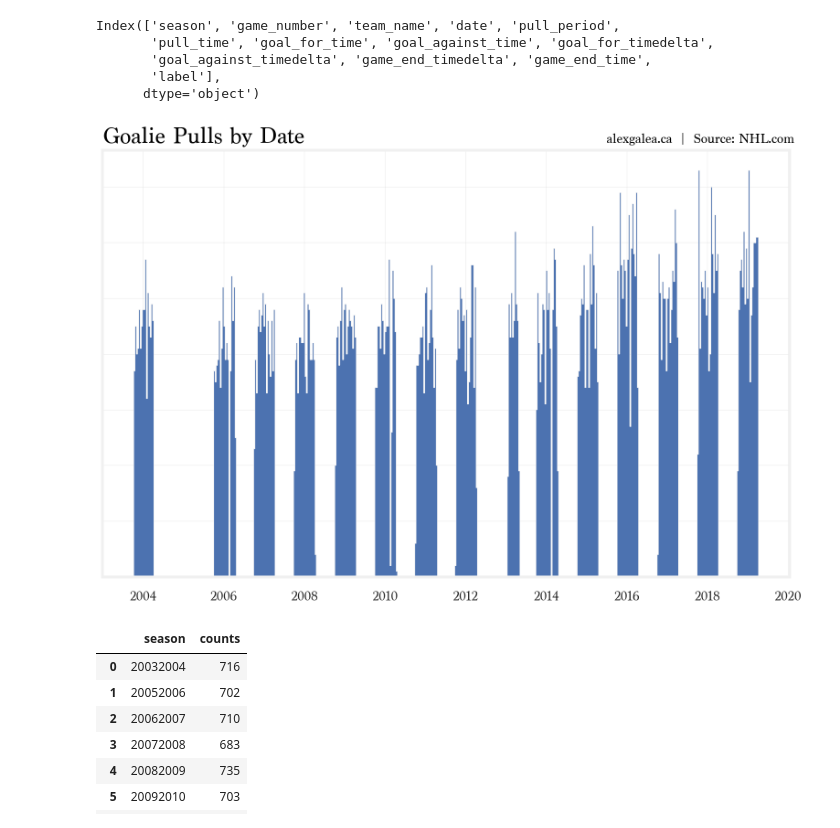
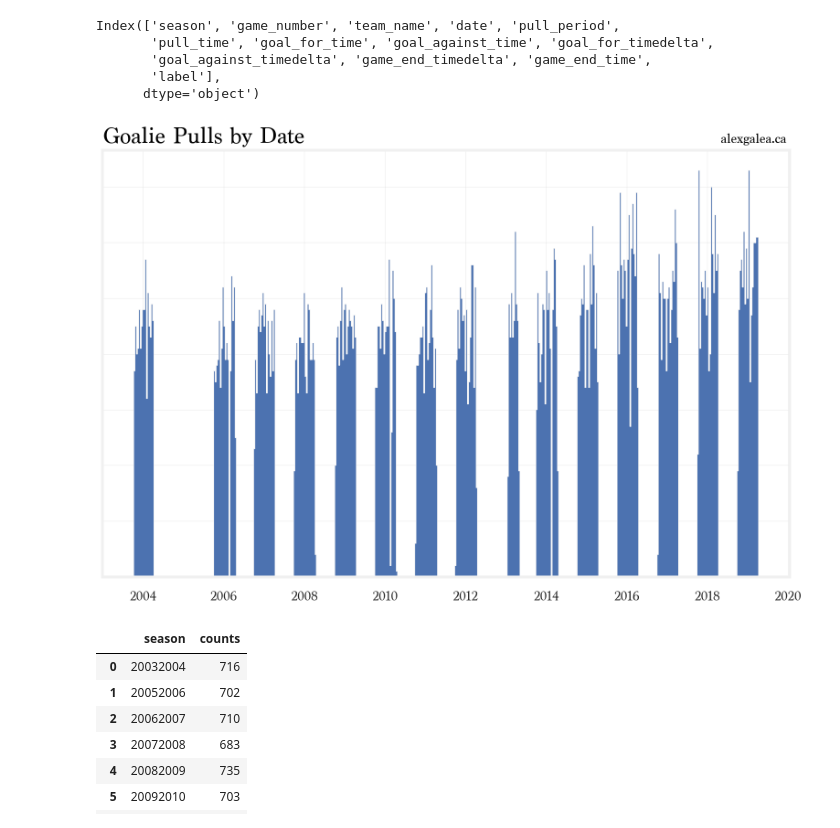
Before and after one commit to zazencodes/nhl-goalie-pull-optimization, a Jupyter notebook: notebooks/src/3_exploratory_analysis_2003-2019.ipynb, the cells around one changed output. Cells and saved outputs as stored; diff of their text form; code cells hidden in the pictures.

Commit message:
Add alexgalea.ca to figs

```diff
--- a/notebooks/src/3_exploratory_analysis_2003-2019.ipynb
+++ b/notebooks/src/3_exploratory_analysis_2003-2019.ipynb
@@ -263,23 +263,23 @@ Index(['season', 'game_number', 'team_name', 'date', 'pull_period',
 # %%
 df.date.hist(
     color='b',
     bins=500,
     histtype='stepfilled')
 
 ax = plt.gca()
 ax.set_yticklabels([])
 
 plt.text(x='2003', y=78,
     s='Goalie Pulls by Date',
     fontsize=24, color='black', weight='bold')
 
-plt.text(x='2015-07', y=78,
-    s='alexgalea.ca  |  Source: NHL.com',
+plt.text(x='2018-5', y=78,
+    s='alexgalea.ca',
     fontsize=14, color='black', style='italic')
 
 savefig('goalie_pulls_2003-2019')
 # %% [output]
-[figure, old version]
+[figure, new version]
 # %%
 df.groupby('season').size().sort_index(ascending=True).rename('counts').reset_index()
 # %% [output]
```
Also changed, not shown: parts of 1 cell of this notebook, 17 other files.
